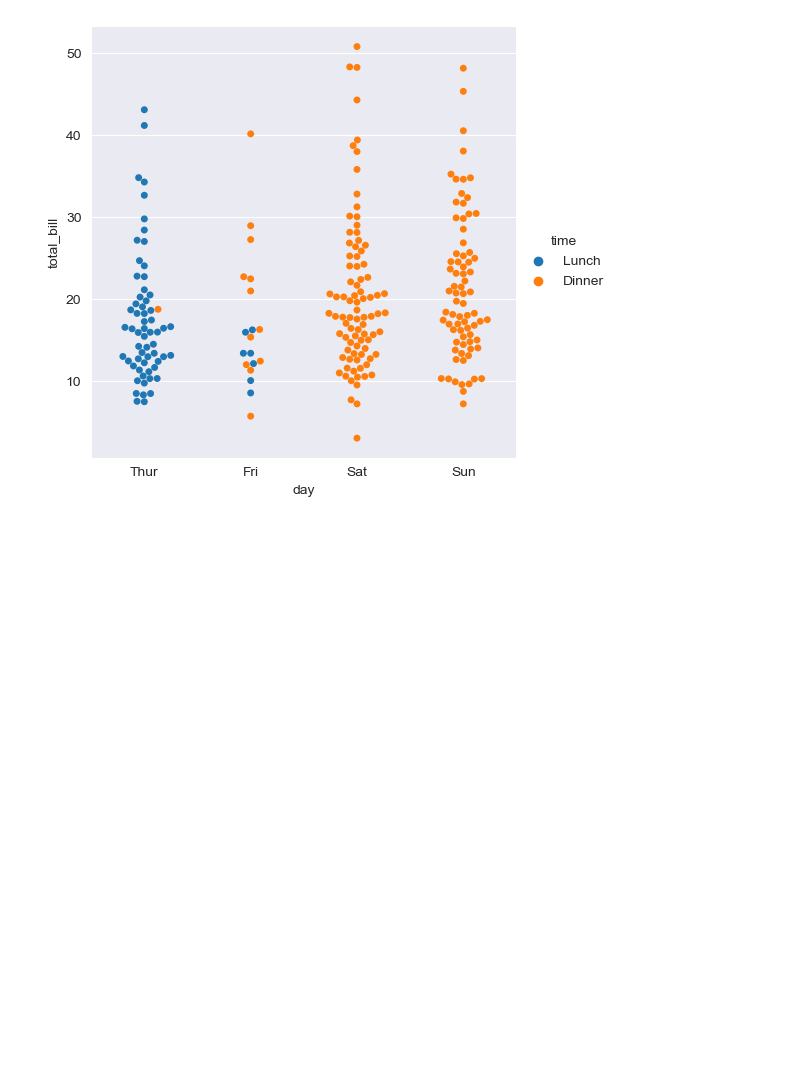
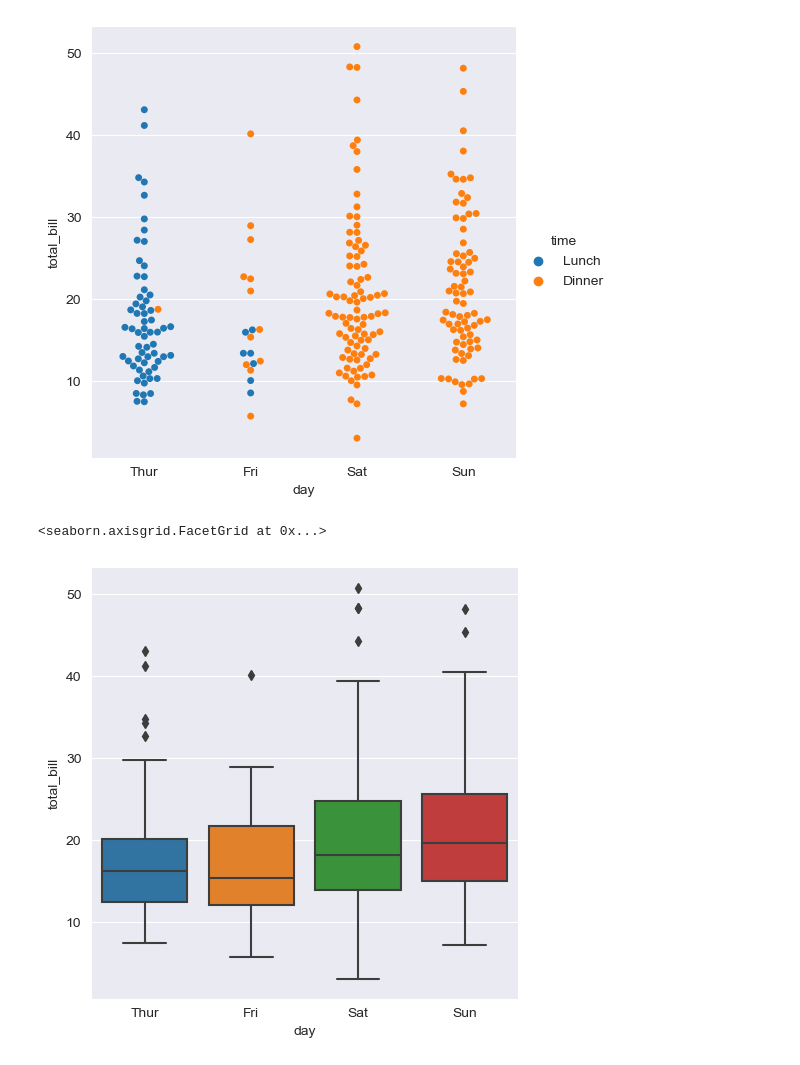
Before and after one commit to ebrahimhossaincse/Seaborn-Fundamentals, a Jupyter notebook: basics/Categorical_Plots.ipynb, the cells around one changed output. Cells and saved outputs as stored; diff of their text form; code cells hidden in the pictures; blank space fills up the shorter version.

```diff
--- a/basics/Categorical_Plots.ipynb
+++ b/basics/Categorical_Plots.ipynb
@@ -110,3 +131,24 @@ sns.catplot(
 # %% [output]
 <seaborn.axisgrid.FacetGrid at 0x...>
 [figure]
+# %%
+"""
+Box Plot is the visual representation of the depicting groups of numerical data through their quartiles. Boxplot is also used for detect the outlier in data set. It captures the summary of the data efficiently with a simple box and whiskers and allows us to compare easily across groups. Boxplot summarizes a sample data using 25th, 50th and 75th percentiles. These percentiles are also known as the lower quartile, median and upper quartile.
+
+A box plot consist of 5 things.
+- Minimum
+- First Quartile or 25%
+- Median (Second Quartile) or 50%
+- Third Quartile or 75%
+- Maximum
+"""
+sns.catplot(
+    data=tips,
+    x='day',
+    y='total_bill',
+    kind='box',
+
+)
+# %% [output]
+<seaborn.axisgrid.FacetGrid at 0x...>
+[figure, added]
```
Also changed, not shown: parts of 13 cells of this notebook.
